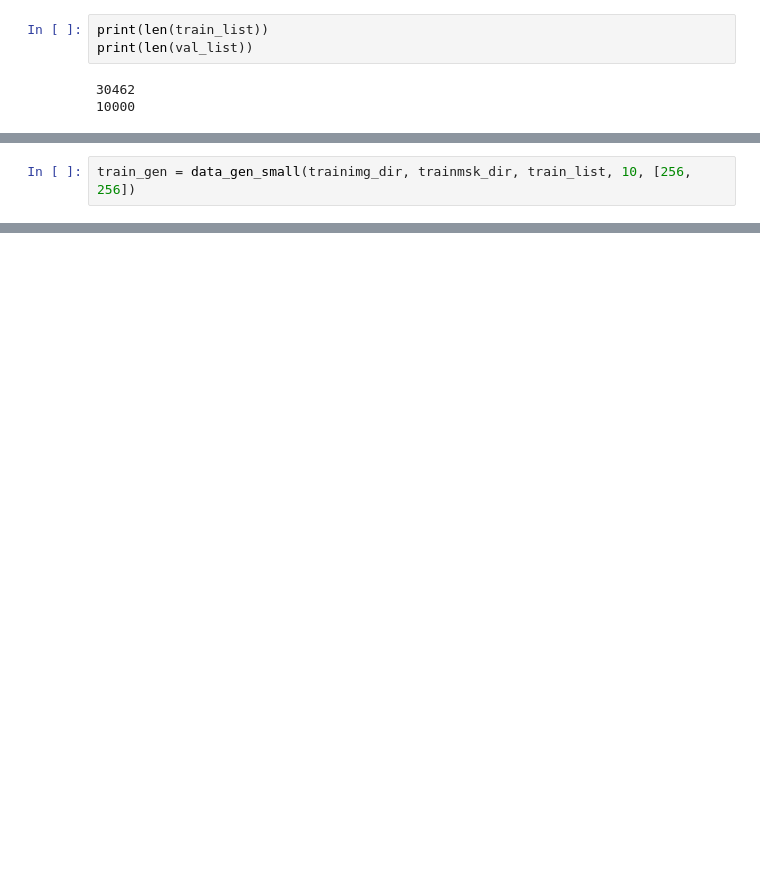
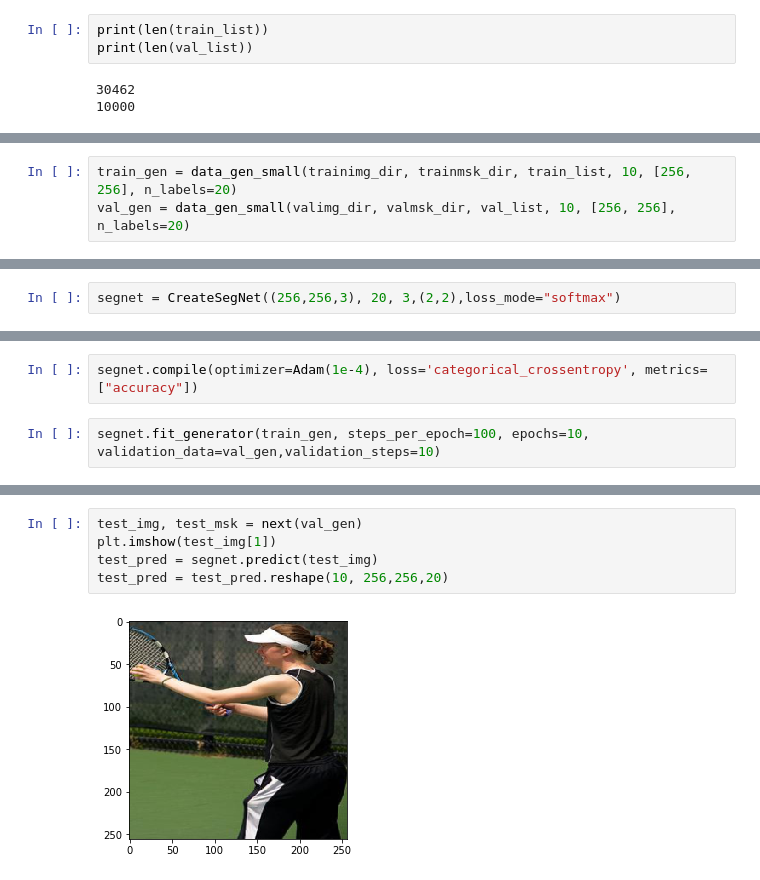
Before and after one commit to ykamikawa/tf-keras-SegNet, a Jupyter notebook: LIP.ipynb, the cells around one changed output, grey strips where cells are left out. Drawn from its saved outputs; the diff is of its cells as text; blank space fills up the shorter version.

```diff
--- a/LIP.ipynb
+++ b/LIP.ipynb
@@ -82,4 +94,5 @@ def data_gen_small(img_dir, mask_dir, lists, batch_size, dims):
             labels = np.array(labels)
             yield imgs, labels
 # %%
-train_gen = data_gen_small(trainimg_dir, trainmsk_dir, train_list, 10, [256, 256])
+train_gen = data_gen_small(trainimg_dir, trainmsk_dir, train_list, 10, [256, 256], n_labels=20)
+val_gen = data_gen_small(valimg_dir, valmsk_dir, val_list, 10, [256, 256], n_labels=20)
@@ -108,0 +252,2 @@ plt.imshow(msk)
+# %%
+segnet = CreateSegNet((256,256,3), 20, 3,(2,2),loss_mode="softmax")
@@ -108,0 +277,4 @@ plt.imshow(msk)
+# %%
+segnet.compile(optimizer=Adam(1e-4), loss='categorical_crossentropy', metrics=["accuracy"])
+# %%
+segnet.fit_generator(train_gen, steps_per_epoch=100, epochs=10, validation_data=val_gen,validation_steps=10)
@@ -108,0 +316,7 @@ plt.imshow(msk)
+# %%
+test_img, test_msk = next(val_gen)
+plt.imshow(test_img[1])
+test_pred = segnet.predict(test_img)
+test_pred = test_pred.reshape(10, 256,256,20)
+# %% [output]
+[figure, added]
```
Also changed, not shown: parts of 22 cells of this notebook, 2 other files.
